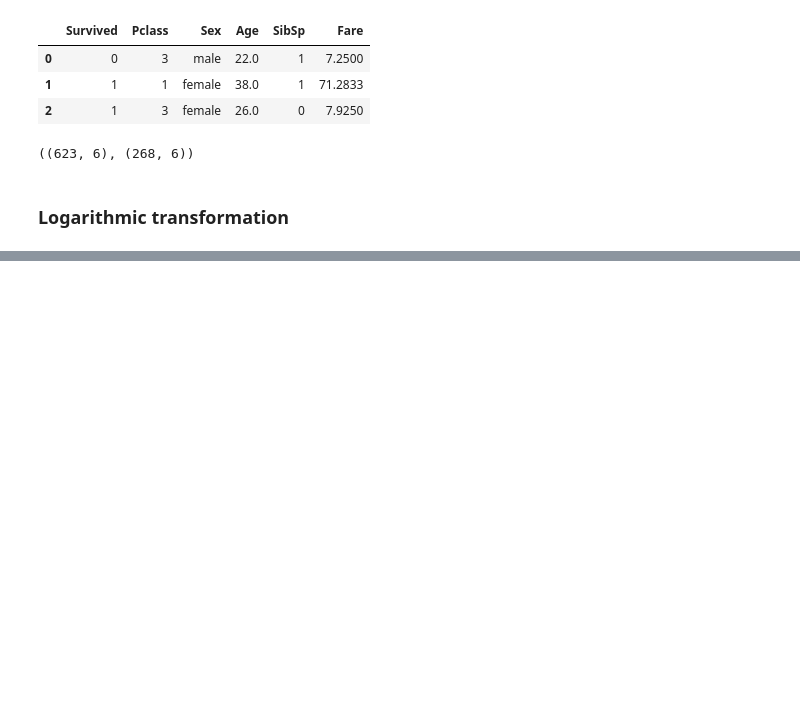
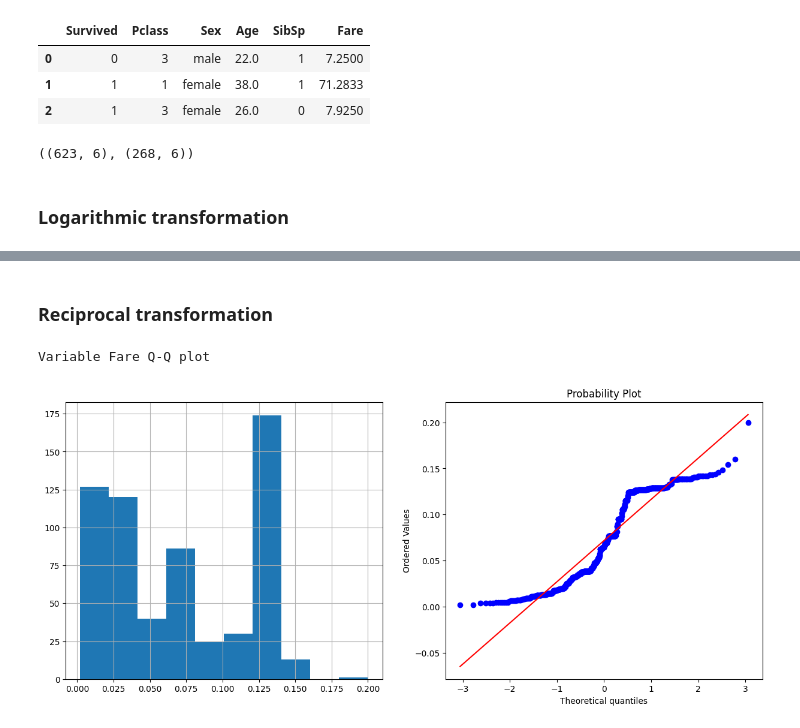
Before and after one commit to NhanPhamThanh-IT/Feature-Engineering-Technique, a Jupyter notebook: src/3.4_Feature_Transformation.ipynb, the cells around one changed output, grey strips where cells are left out. Drawn from its saved outputs; the diff is of its cells as text; code cells hidden in the pictures; blank space fills up the shorter version.

```diff
--- a/src/3.4_Feature_Transformation.ipynb
+++ b/src/3.4_Feature_Transformation.ipynb
@@ -47,0 +50,9 @@ Variable Fare Q-Q plot
+# %% [markdown]
+### __Reciprocal transformation__
+# %%
+X_train_copy = X_train.copy(deep=True)
+X_train_copy = X_train_copy[X_train_copy.Fare!=0]
+X_train_copy = transformation.reciprocal_transform(data=X_train_copy,cols=['Fare'])
+# %% [output]
+Variable Fare Q-Q plot
+[figure, added]
```
Also changed, not shown: parts of 3 cells of this notebook.
